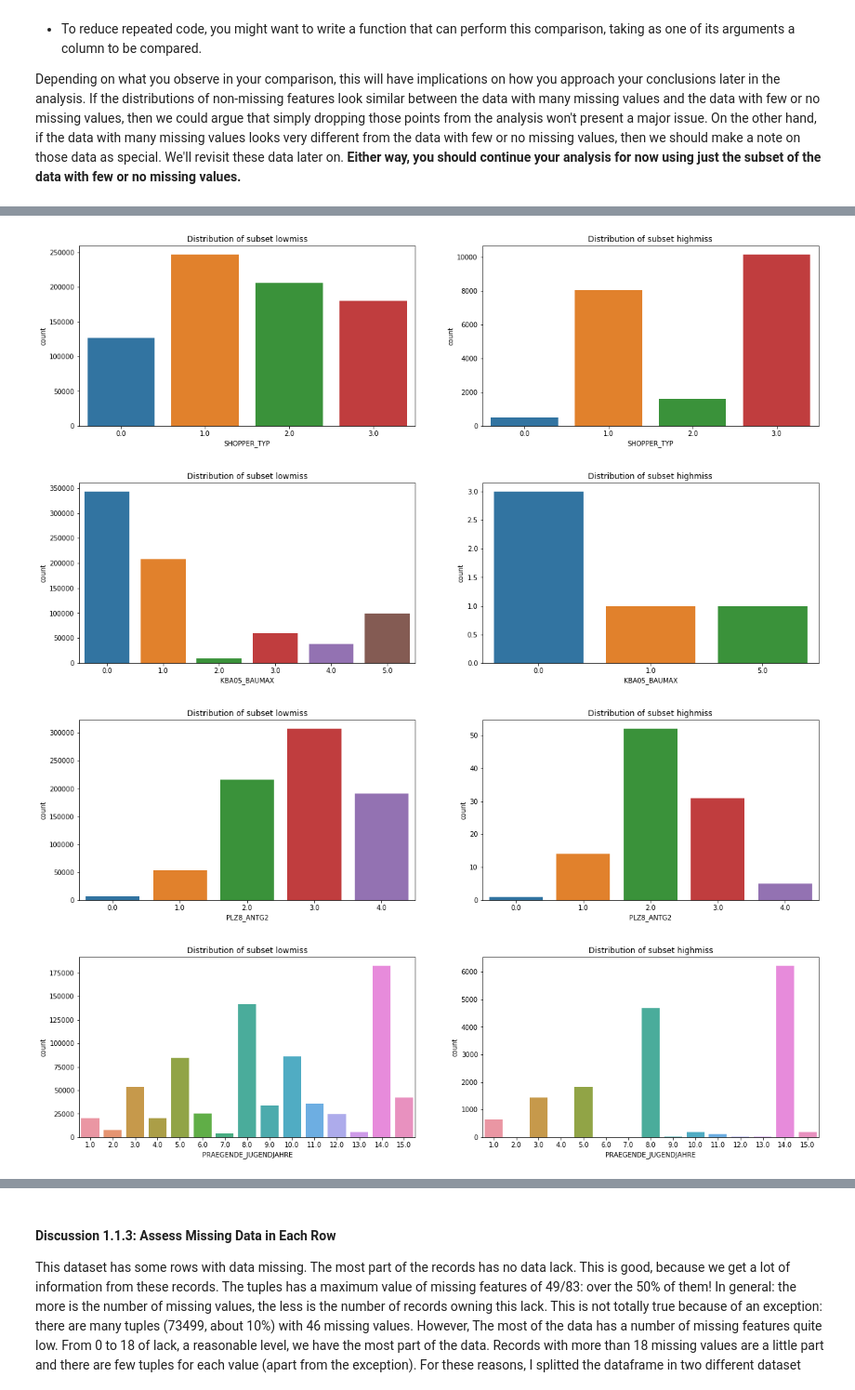
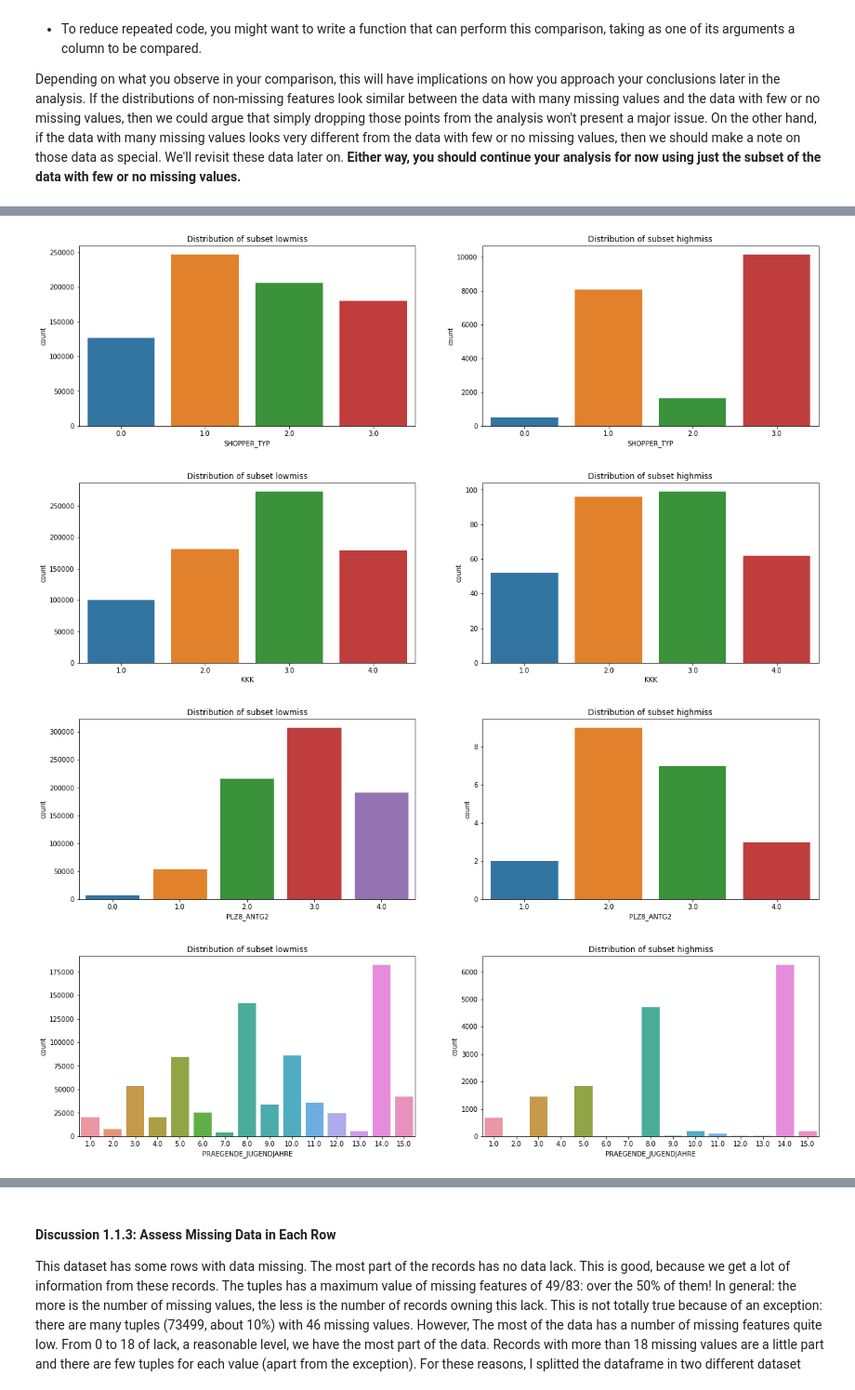
Before and after one commit to a-c-dev/Identify_customer_segments, a Jupyter notebook: Identify_Customer_Segments.ipynb, the cells around one changed output, grey strips where cells are left out. Shown at 93% size. Saved outputs shown, nothing was run; the diff lists cells and outputs as text; code cells hidden in the pictures.

Commit message:
preprocessing Bugfix
Bugfix on clean_data function.
New outliers found. New mode of filling NaNs.

```diff
--- a/Identify_Customer_Segments.ipynb
+++ b/Identify_Customer_Segments.ipynb
@@ -159,0 +139,4 @@ Setting NaNs for feature RELAT_AB
+# %%
+  for key in feature_NaNs:
+    print(f"Setting NaNs for feature {key}")
+    azdias[key].replace(to_replace=feature_NaNs[key], value=np.nan, inplace=True)
@@ -186,14 +187,3 @@ For the remaining features, are there any patterns in which columns have, or sha
 # %%
 # Perform an assessment of how much missing data there is in each column of the
 # dataset.
-# %%
-#initializing thge missing values counter:
-#a dictionary with:
-#       the feature index as the key
-#       the number of missing values counter for that feature as the value
-missing_values_counter = {}
-for feature_name in feature_NaNs:
-    missing_values_counter[feature_name] =  azdias[feature_name].isna().sum()
-
-print("missing_values_counters:")
-print(missing_values_counter)
@@ -203,7 +190,7 @@ missing_values_counters:
 # %%
 missing_values_percentage = {}
 for feature_name in missing_values_counter:
-    missing_values_percentage[feature_name] =  missing_values_counter[feature_name]/azdias.shape[0]*100
+    missing_values_percentage[feature_name] =  azdias[feature_name].isnull().sum()/azdias.shape[0]*100
 
 print("missing_values_percentage")
 print(missing_values_percentage)
@@ -232,11 +224,11 @@ plt.show()
 # %%
-features_outliers_high = { key: value for (key,value) in missing_values_percentage.items() if value > 15}
+features_outliers_high = { key: value for (key,value) in missing_values_percentage.items() if value > 20}
 print(f"There are {len(features_outliers_high)} outliers with high level of data missing")
 print("")
 print(f"Features with high level of data missing: {features_outliers_high}")
 print("")
 print("-----------------------------------------------")
-features_outliers_medium = { key: value for (key,value) in missing_values_percentage.items() if value > 8 and value <= 15}
+features_outliers_medium = { key: value for (key,value) in missing_values_percentage.items() if value > 8 and value <= 20}
 print(f"There are {len(features_outliers_medium)} outliers with medium level of data missing")
 print("")
 print(f"Features with medium level of data missing: {features_outliers_medium}")
@@ -370,12 +356,12 @@ def compare_distribution(feature_name, X_highmiss, X_lowmiss):
     sns.countplot(X_highmiss, ax=ax[1])
 # %%
 compare_distribution("SHOPPER_TYP", azdias_highmiss["SHOPPER_TYP"], azdias_lowmiss["SHOPPER_TYP"])
-compare_distribution("KBA05_BAUMAX", azdias_highmiss["KBA05_BAUMAX"], azdias_lowmiss["KBA05_BAUMAX"])
+compare_distribution("KKK", azdias_highmiss["KKK"], azdias_lowmiss["KKK"])
 compare_distribution("PLZ8_ANTG2", azdias_highmiss["PLZ8_ANTG2"], azdias_lowmiss["PLZ8_ANTG2"])
 compare_distribution("PRAEGENDE_JUGENDJAHRE", azdias_highmiss["PRAEGENDE_JUGENDJAHRE"], azdias_lowmiss["PRAEGENDE_JUGENDJAHRE"])
 compare_distribution("MOBI_REGIO", azdias_highmiss["MOBI_REGIO"], azdias_lowmiss["MOBI_REGIO"])
 # %% [output]
 [figure]
-[figure, old version]
+[figure, new version]
-[figure, old version]
+[figure, new version]
 [figure]
```
Also changed, not shown: parts of 60 cells of this notebook, 1 other file.
